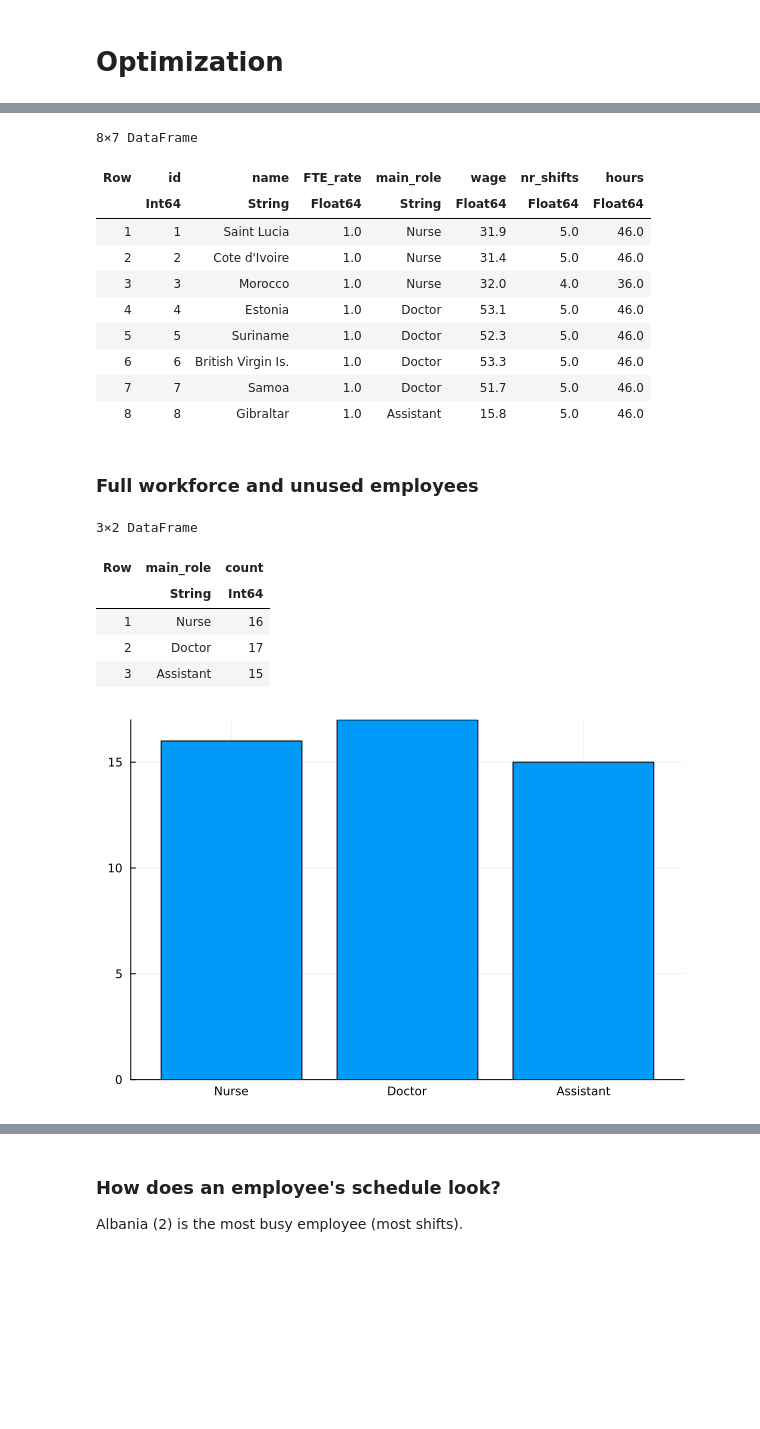
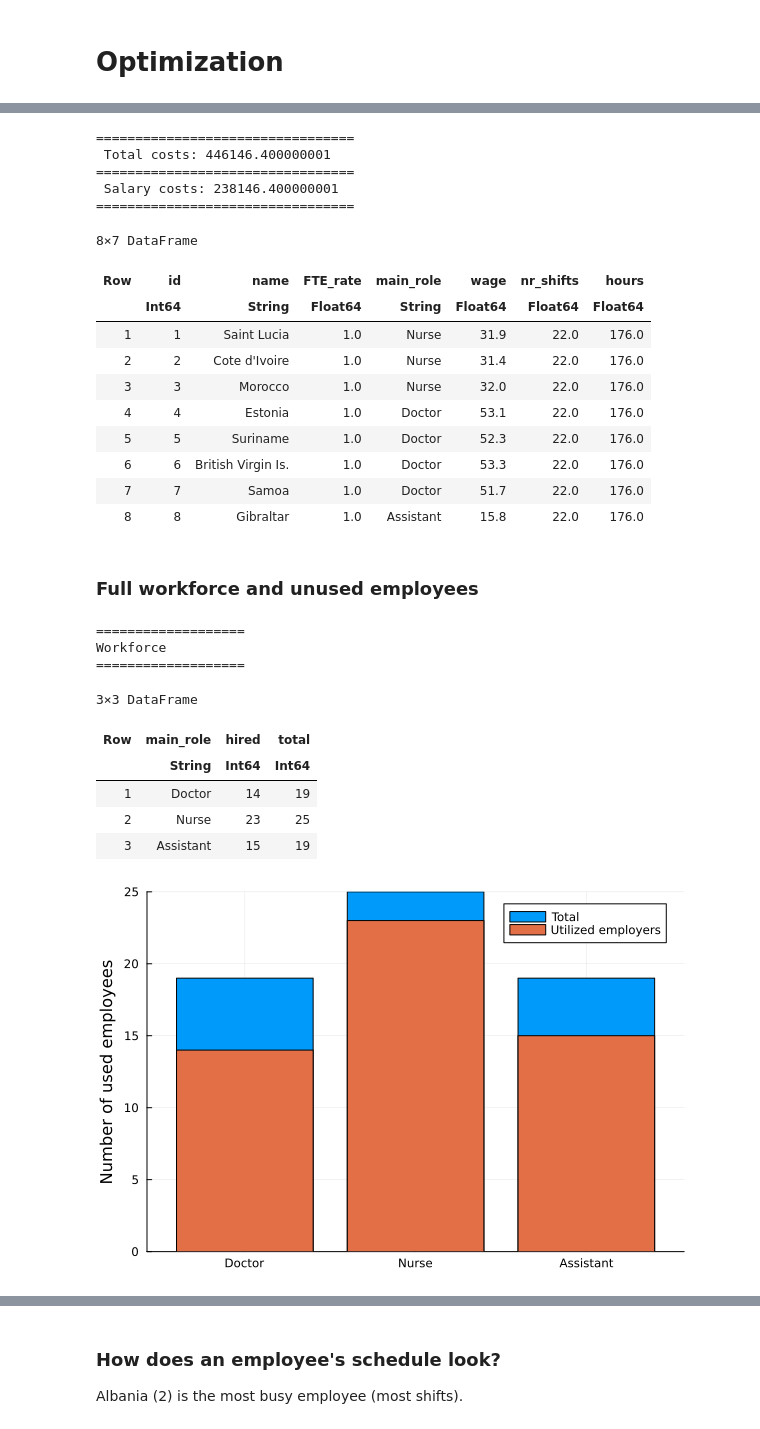
Before and after one commit to pudderludde/6.7200-final-project, a Jupyter notebook: Hospital2.ipynb, the cells around one changed output, grey strips where cells are left out. Cells and saved outputs as stored; diff of their text form; code cells hidden in the pictures; blank space fills up the shorter version.

```diff
--- a/Hospital2.ipynb
+++ b/Hospital2.ipynb
@@ -134,7 +153,7 @@ shuffle!(roles)
 employees.main_role = roles
 
 emp_role = DataFrame(Doctor = Int[], Nurse = Int[], Assistant = Int[])
-for role in roles
+for role in employees.main_role
     doctor = 0
     nurse = 0
     assistant = 1 # All doctors and nurses are assistants
@@ -257,32 +278,51 @@ User-callback calls 1720854, time in user-callback 0.38 sec
 # %%
+println("=================================\n Total costs: ", objective_value(model), "\n=================================")
+println(" Salary costs: ", objective_value(model) - 4000*sum(value.(Z)), "\n=================================")
 X_opt = value.(X)
 employees.nr_shifts = sum(sum(X_opt, dims=3)[:,:,1], dims=2) |> vec
 employees.hours = sum(X_opt, dims=3)[:,:,1]*L;
 first(employees,8)
 # %% [output]
-8×7 DataFrame
+=================================
+ Total costs: 446146.400000001
+=================================
+ Salary costs: 238146.400000001
+=================================
+8×7 DataFrame
 | Row | id | name | FTE_rate | main_role | wage | nr_shifts | hours |
 |  | Int64 | String | Float64 | String | Float64 | Float64 | Float64 |
-| 1 | 1 | Saint Lucia | 1.0 | Nurse | 31.9 | 5.0 | 46.0 |
-| 2 | 2 | Cote d'Ivoire | 1.0 | Nurse | 31.4 | 5.0 | 46.0 |
-| 3 | 3 | Morocco | 1.0 | Nurse | 32.0 | 4.0 | 36.0 |
-| 4 | 4 | Estonia | 1.0 | Doctor | 53.1 | 5.0 | 46.0 |
-| 5 | 5 | Suriname | 1.0 | Doctor | 52.3 | 5.0 | 46.0 |
-| 6 | 6 | British Virgin Is. | 1.0 | Doctor | 53.3 | 5.0 | 46.0 |
-| 7 | 7 | Samoa | 1.0 | Doctor | 51.7 | 5.0 | 46.0 |
-| 8 | 8 | Gibraltar | 1.0 | Assistant | 15.8 | 5.0 | 46.0 |
+| 1 | 1 | Saint Lucia | 1.0 | Nurse | 31.9 | 22.0 | 176.0 |
+| 2 | 2 | Cote d'Ivoire | 1.0 | Nurse | 31.4 | 22.0 | 176.0 |
+| 3 | 3 | Morocco | 1.0 | Nurse | 32.0 | 22.0 | 176.0 |
+| 4 | 4 | Estonia | 1.0 | Doctor | 53.1 | 22.0 | 176.0 |
+| 5 | 5 | Suriname | 1.0 | Doctor | 52.3 | 22.0 | 176.0 |
+| 6 | 6 | British Virgin Is. | 1.0 | Doctor | 53.3 | 22.0 | 176.0 |
+| 7 | 7 | Samoa | 1.0 | Doctor | 51.7 | 22.0 | 176.0 |
+| 8 | 8 | Gibraltar | 1.0 | Assistant | 15.8 | 22.0 | 176.0 |
 # %% [markdown]
 ### Full workforce and unused employees
 # %%
-hired = combine(groupby(employees[employees.hours .> 0, :], :main_role), nrow => :count)
+hired = combine(groupby(employees[employees.hours .> 0, :], :main_role), nrow => :hired)
+total_employees = combine(groupby(employees, :main_role), nrow => :total)
+hired = innerjoin(hired, total_employees, on = :main_role)
+
+role_order = Dict("Doctor" => 1, "Nurse" => 2, "Assistant" => 3)
+hired.OrderValue = [role_order[role] for role in hired.main_role]
+sort!(hired, :OrderValue)
+select!(hired, Not(:OrderValue))
+
+println("===================\nWorkforce\n===================\n")
 display(hired)
-bar(hired.main_role, hired.count, label=false)
+bar(hired.main_role, Matrix(hired[:,3:-1:2]), stacked=true, label=["Total" "Utilized employers"], ylabel="Number of used employees")
 # %% [output]
-3×2 DataFrame
+===================
+Workforce
+===================
+3×3 DataFrame
-| Row | main_role | count |
-|  | String | Int64 |
-| 1 | Nurse | 16 |
-| 2 | Doctor | 17 |
-| 3 | Assistant | 15 |
+| Row | main_role | hired | total |
+|  | String | Int64 | Int64 |
+| 1 | Doctor | 14 | 19 |
+| 2 | Nurse | 23 | 25 |
+| 3 | Assistant | 15 | 19 |
-[figure, old version]
+[figure, new version]
 # %%
```
Also changed, not shown: parts of 14 cells of this notebook, 8 other files.
